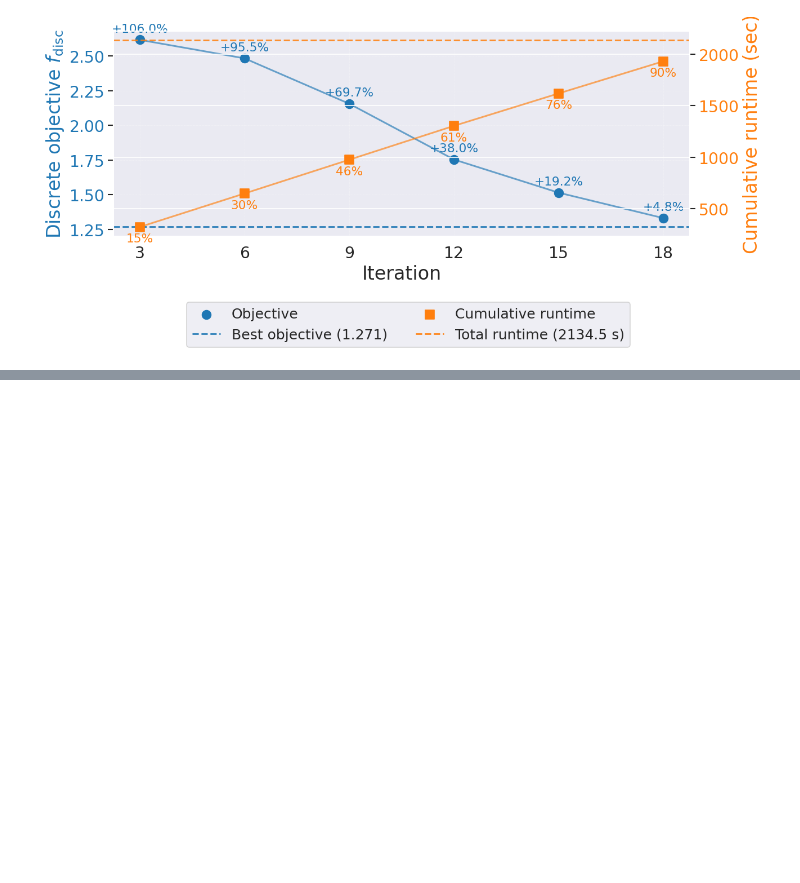
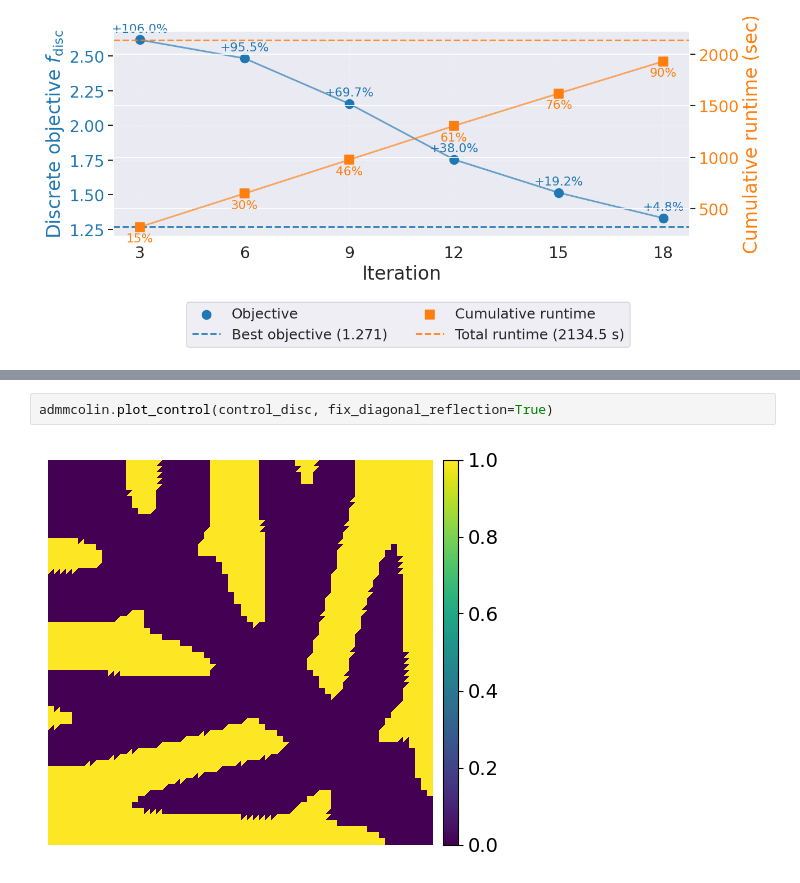
Before and after one commit to choudharyharsh122/admm_methods, a Jupyter notebook: admm_colin/admm_colin_viz.ipynb, the cells around one changed output, grey strips where cells are left out. Saved outputs shown, nothing was run; the diff lists cells and outputs as text; blank space fills up the shorter version.

```diff
--- a/admm_colin/admm_colin_viz.ipynb
+++ b/admm_colin/admm_colin_viz.ipynb
@@ -526,0 +1097,4 @@ plt.show()
+# %%
+admmcolin.plot_control(control_disc, fix_diagonal_reflection=True)
+# %% [output]
+[figure, added]
```
Also changed, not shown: parts of 19 cells of this notebook, 9 other files.
